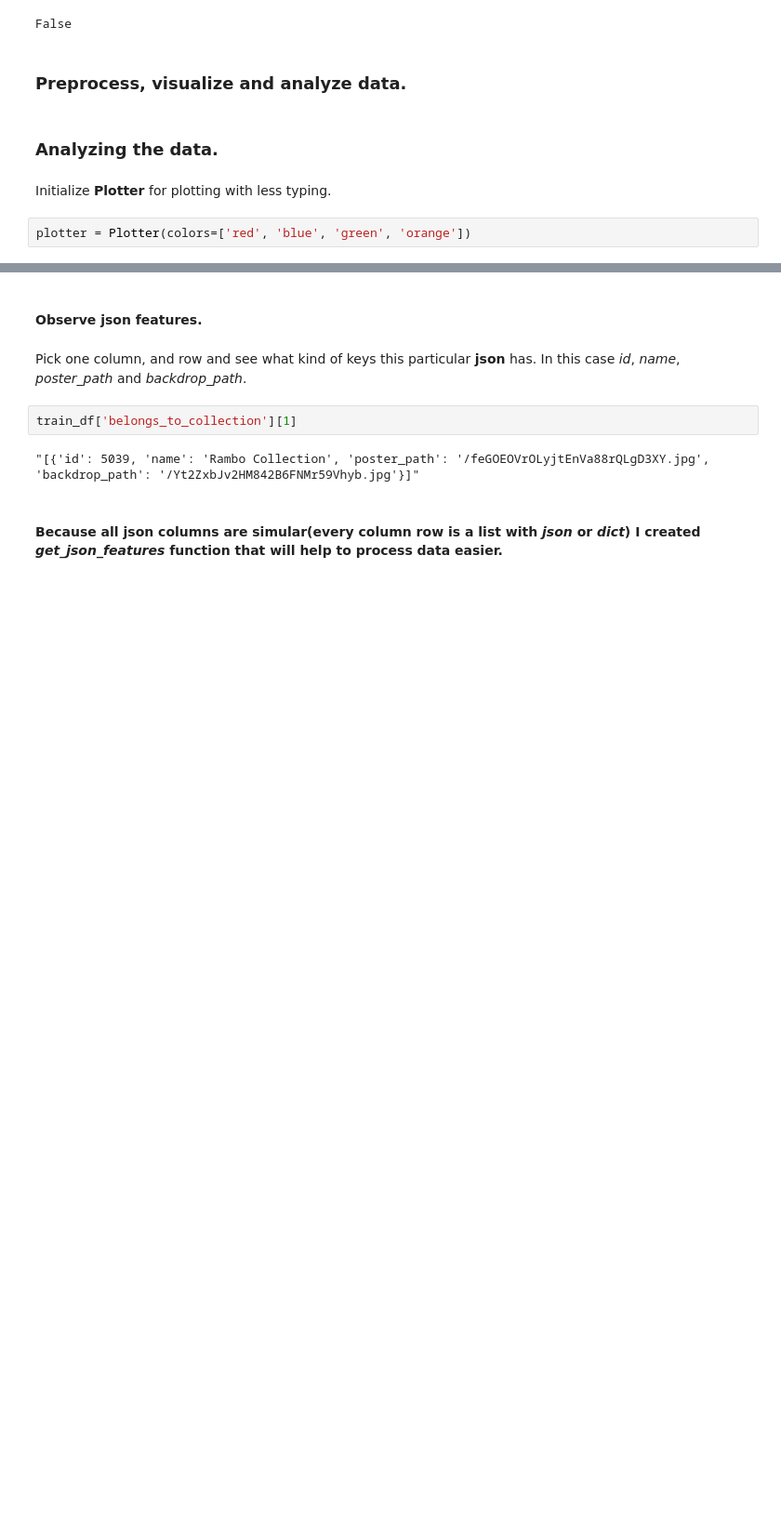
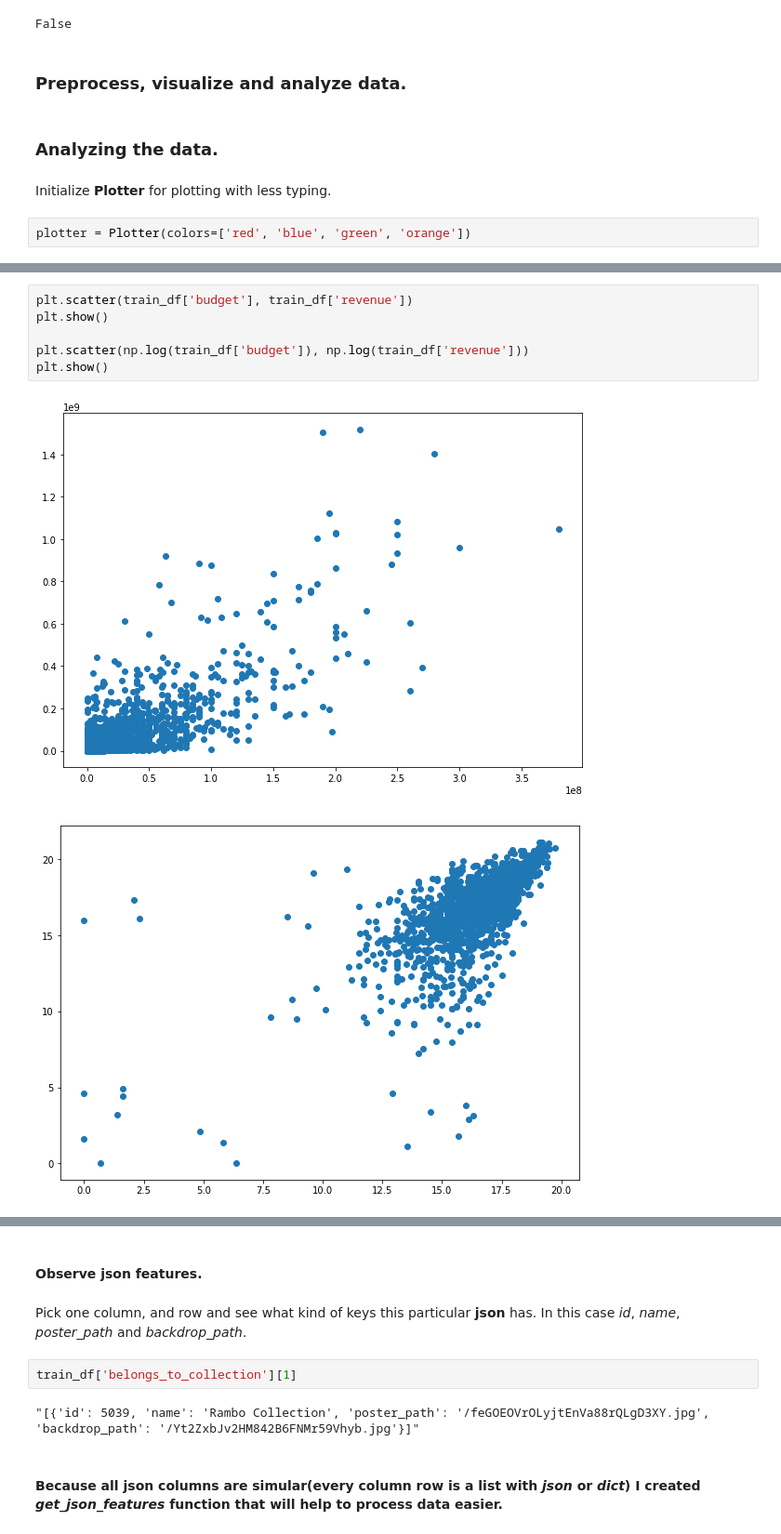
Before and after one commit to tigofat/kaggle_competition, a Jupyter notebook: main_notebook.ipynb, the cells around one changed output, grey strips where cells are left out. Shown at 93% size. Cells and saved outputs as stored; diff of their text form; blank space fills up the shorter version.

```diff
--- a/main_notebook.ipynb
+++ b/main_notebook.ipynb
@@ -81,0 +97,9 @@ plotter = Plotter(colors=['red', 'blue', 'green', 'orange'])
+# %%
+plt.scatter(train_df['budget'], train_df['revenue'])
+plt.show()
+
+plt.scatter(np.log(train_df['budget']), np.log(train_df['revenue']))
+plt.show()
+# %% [output]
+[figure, added]
+[figure, added]
```
Also changed, not shown: parts of 33 cells of this notebook, 13 other files.
